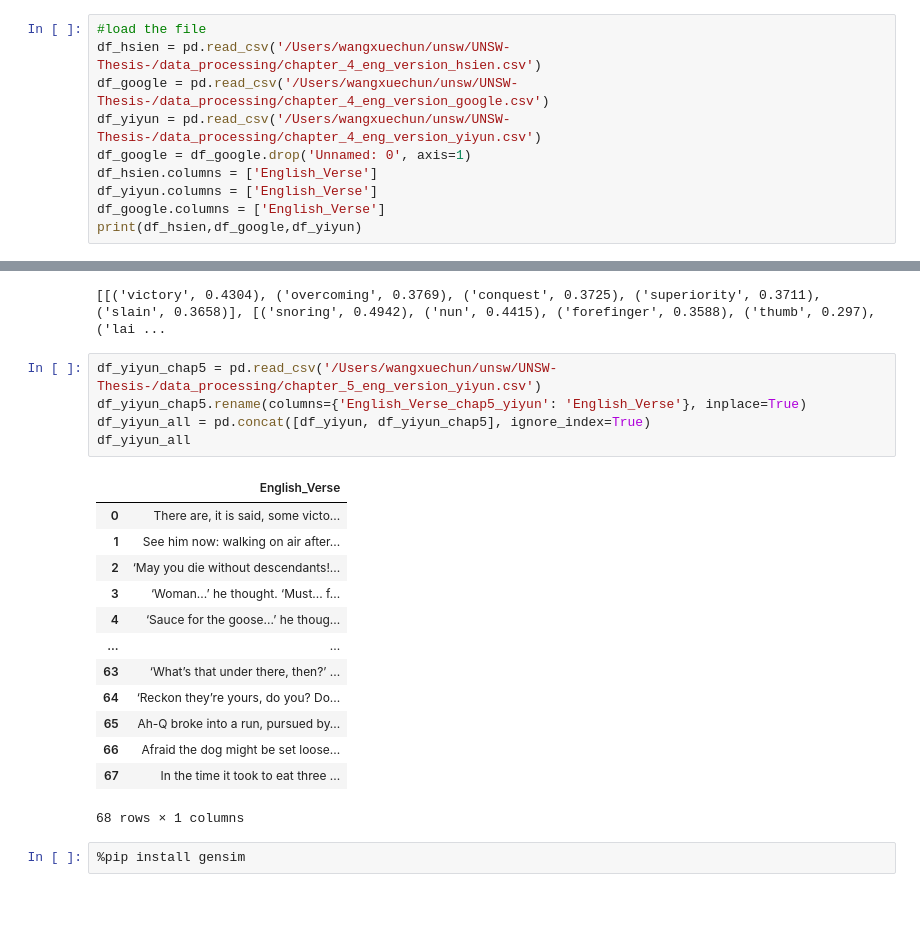
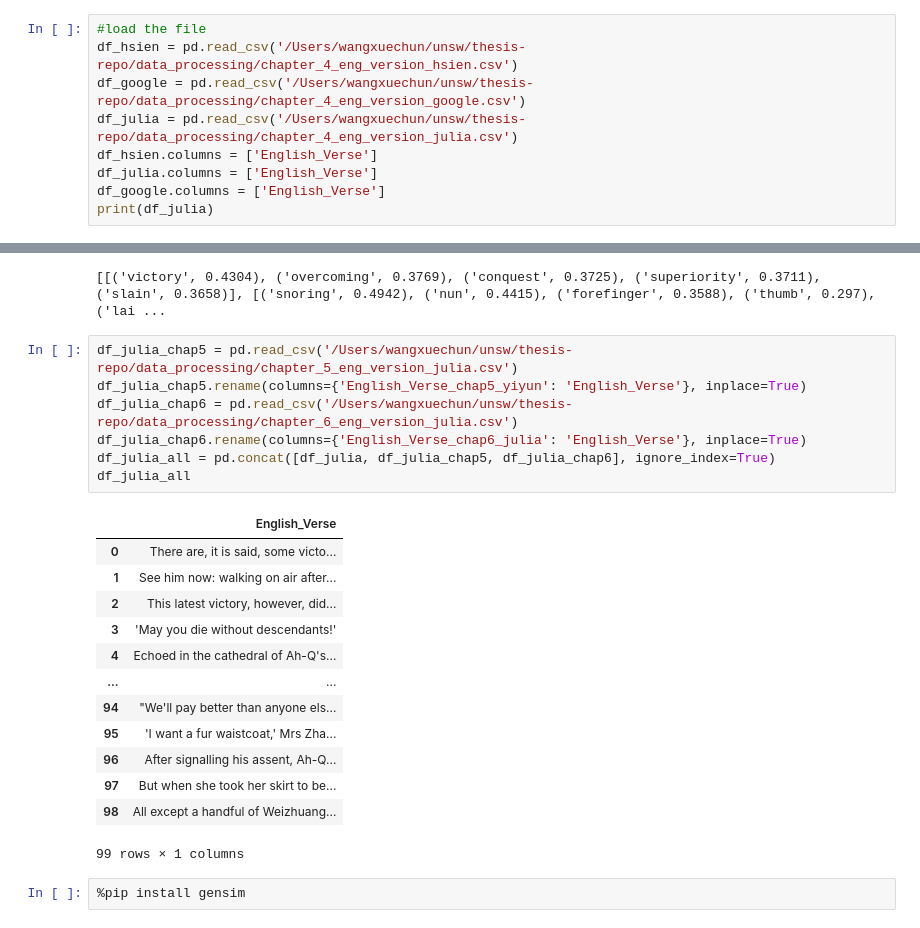
Before and after one commit to sydney-machine-learning/translationanalysis-Mandarin, a Jupyter notebook: jupyter_notebook/semantic_analysis.ipynb, the cells around one changed output, grey strips where cells are left out. Drawn from its saved outputs; the diff is of its cells as text.

```diff
--- a/jupyter_notebook/semantic_analysis.ipynb
+++ b/jupyter_notebook/semantic_analysis.ipynb
@@ -39,13 +39,12 @@ from sentence_transformers import SentenceTransformer
 model = SentenceTransformer('all-mpnet-base-v2')
 # %%
 #load the file
-df_hsien = pd.read_csv('/Users/wangxuechun/unsw/UNSW-Thesis-/data_processing/chapter_4_eng_version_hsien.csv')
-df_google = pd.read_csv('/Users/wangxuechun/unsw/UNSW-Thesis-/data_processing/chapter_4_eng_version_google.csv')
-df_yiyun = pd.read_csv('/Users/wangxuechun/unsw/UNSW-Thesis-/data_processing/chapter_4_eng_version_yiyun.csv')
-df_google = df_google.drop('Unnamed: 0', axis=1)
+df_hsien = pd.read_csv('/Users/wangxuechun/unsw/thesis-repo/data_processing/chapter_4_eng_version_hsien.csv')
+df_google = pd.read_csv('/Users/wangxuechun/unsw/thesis-repo/data_processing/chapter_4_eng_version_google.csv')
+df_julia = pd.read_csv('/Users/wangxuechun/unsw/thesis-repo/data_processing/chapter_4_eng_version_julia.csv')
 df_hsien.columns = ['English_Verse']
-df_yiyun.columns = ['English_Verse']
+df_julia.columns = ['English_Verse']
 df_google.columns = ['English_Verse']
-print(df_hsien,df_google,df_yiyun)
+print(df_julia)
 # %% [output]
                                         English_Verse
@@ -234,24 +249,26 @@ print(keywords_yiyun)
 # %% [output]
 [[('victory', 0.4304), ('overcoming', 0.3769), ('conquest', 0.3725), ('superiority', 0.3711), ('slain', 0.3658)], [('snoring', 0.4942), ('nun', 0.4415), ('forefinger', 0.3588), ('thumb', 0.297), ('lai ...
 # %%
-df_yiyun_chap5 = pd.read_csv('/Users/wangxuechun/unsw/UNSW-Thesis-/data_processing/chapter_5_eng_version_yiyun.csv')
-df_yiyun_chap5.rename(columns={'English_Verse_chap5_yiyun': 'English_Verse'}, inplace=True)
-df_yiyun_all = pd.concat([df_yiyun, df_yiyun_chap5], ignore_index=True)
-df_yiyun_all
+df_julia_chap5 = pd.read_csv('/Users/wangxuechun/unsw/thesis-repo/data_processing/chapter_5_eng_version_julia.csv')
+df_julia_chap5.rename(columns={'English_Verse_chap5_yiyun': 'English_Verse'}, inplace=True)
+df_julia_chap6 = pd.read_csv('/Users/wangxuechun/unsw/thesis-repo/data_processing/chapter_6_eng_version_julia.csv')
+df_julia_chap6.rename(columns={'English_Verse_chap6_julia': 'English_Verse'}, inplace=True)
+df_julia_all = pd.concat([df_julia, df_julia_chap5, df_julia_chap6], ignore_index=True)
+df_julia_all
 # %% [output]
 |  | English_Verse |
 | 0 | There are, it is said, some victo... |
 | 1 | See him now: walking on air after... |
-| 2 | ‘May you die without descendants!... |
-| 3 | ‘Woman...’ he thought. ‘Must... f... |
-| 4 | ‘Sauce for the goose...’ he thoug... |
+| 2 | This latest victory, however, did... |
+| 3 | 'May you die without descendants!' |
+| 4 | Echoed in the cathedral of Ah-Q's... |
 | ... | ... |
-| 63 | ‘What’s that under there, then?’ ... |
-| 64 | ‘Reckon they’re yours, do you? Do... |
-| 65 | Ah-Q broke into a run, pursued by... |
-| 66 | Afraid the dog might be set loose... |
-| 67 | In the time it took to eat three ... |
+| 94 | "We'll pay better than anyone els... |
+| 95 | 'I want a fur waistcoat,' Mrs Zha... |
+| 96 | After signalling his assent, Ah-Q... |
+| 97 | But when she took her skirt to be... |
+| 98 | All except a handful of Weizhuang... |
-68 rows × 1 columns
+99 rows × 1 columns
 # %%
 %pip install gensim
 # %% [output]
```
Also changed, not shown: parts of 15 cells of this notebook.
